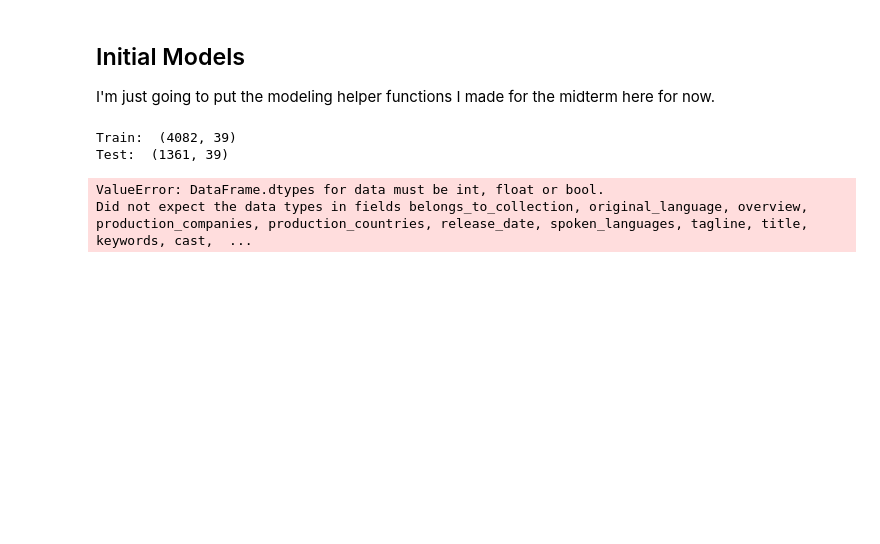
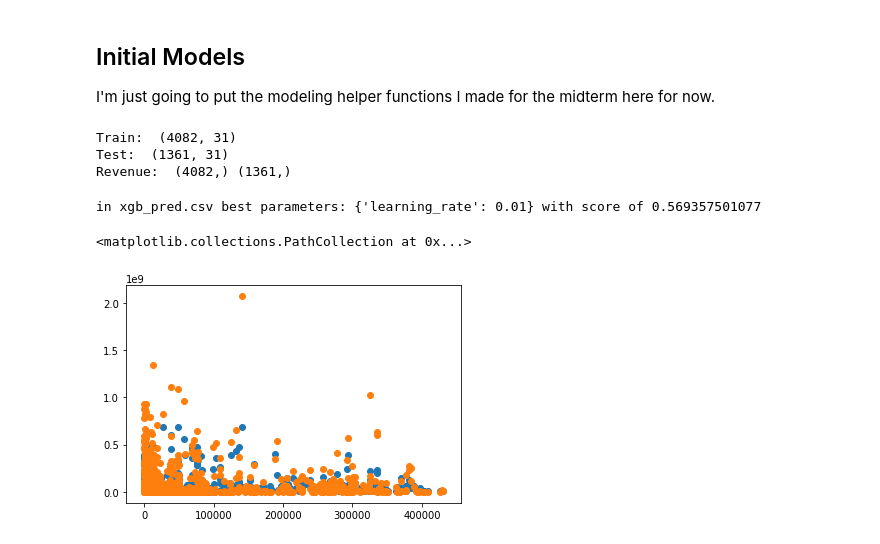
Before and after one commit to christian7137/MovieDataset, a Jupyter notebook: MovieNB_Posters.ipynb, the cells around one changed output. Cells and saved outputs as stored; diff of their text form; code cells hidden in the pictures; blank space fills up the shorter version.

Commit message:
Made a model. It's bad, but a model.

```diff
--- a/MovieNB_Posters.ipynb
+++ b/MovieNB_Posters.ipynb
@@ -411,3 +425,8 @@ One-hot encoded actors (5+ movies) by movie id: (5350, 789)
+# %%
+# Make belongs_to_collection the size of the franchise, there are too many to deal with
+zerocount = movie_df['belongs_to_collection'].value_counts()[0]
+movie_df['belongs_to_collection'] = movie_df['belongs_to_collection'].map(movie_df['belongs_to_collection'].value_counts())
+movie_df.loc[movie_df['belongs_to_collection'] == zerocount, 'belongs_to_collection'] = 0
 # %%
 movie_df.head(10).transpose()
 # %% [output]
@@ -439,38 +458,48 @@ from sklearn.model_selection import train_test_split
 
 revenue_df = movie_df['revenue']
 df = movie_df.drop('revenue', axis=1)
+## TEMP ITEM ##
+df = df.drop(['overview', 'production_companies', 'production_countries', 'tagline', 'title', 'keywords', 'cast', 'crew'], axis=1)
 
 train_df, test_data, revenue_df, test_revenue = train_test_split(df, revenue_df, test_size=None, random_state=42)
 print("Train: ", train_df.shape)
 print("Test: ", test_data.shape)
+print("Revenue: ", revenue_df.shape, test_revenue.shape)
 # %% [output]
-Train:  (4082, 39)
-Test:  (1361, 39)
+Train:  (4082, 31)
+Test:  (1361, 31)
+Revenue:  (4082,) (1361,)
 # %%
 from sklearn.model_selection import GridSearchCV
 
 def getCSV(prediction,filename):
-    submission = pd.DataFrame({"id":revenue.index, "revenue":prediction})
+    submission = pd.DataFrame({"id":test_revenue.index, "revenue":prediction})
     submission = submission[['id', 'revenue']]
     submission.to_csv(('./models/' + filename), index = False)
 
 def getPred(model, params, filename):
-    cv = GridSearchCV(model, params, scoring='roc_auc') #Scoring TBD
+    cv = GridSearchCV(model, params) #Scoring TBD
     cv.fit(train_df, revenue_df)
     print("in", filename, "best parameters:", cv.best_params_, "with score of", cv.best_score_)
     pred = cv.best_estimator_.predict(test_data)
     getCSV(pred, filename)
+    return pred
 # %%
 # After deciding what to do with the features, we essentially just make a ton of these with different models.
 import xgboost as xgb
 
 params = {
-    'max_depth': [4],
-    'learning_rate': [0.01],
-    'n_estimators': [500],
+    #'max_depth': [4],
+    'learning_rate': [0.01]
+    #'n_estimators': [500],
 }
 
-getPred(xgb.XGBClassifier(), params, 'xgb_pred.csv')
+prediction = getPred(xgb.XGBRegressor(), params, 'xgb_pred.csv')
 # %% [output]
-ValueError: DataFrame.dtypes for data must be int, float or bool.
-Did not expect the data types in fields belongs_to_collection, original_language, overview, production_companies, production_countries, release_date, spoken_languages, tagline, title, keywords, cast,  ...
+in xgb_pred.csv best parameters: {'learning_rate': 0.01} with score of 0.569357501077
+# %%
+plt.scatter(test_revenue.index, prediction)
+plt.scatter(test_revenue.index, test_revenue)
+# %% [output]
+<matplotlib.collections.PathCollection at 0x...>
+[figure, added]
```
Also changed, not shown: parts of 8 cells of this notebook, 1 other file.
